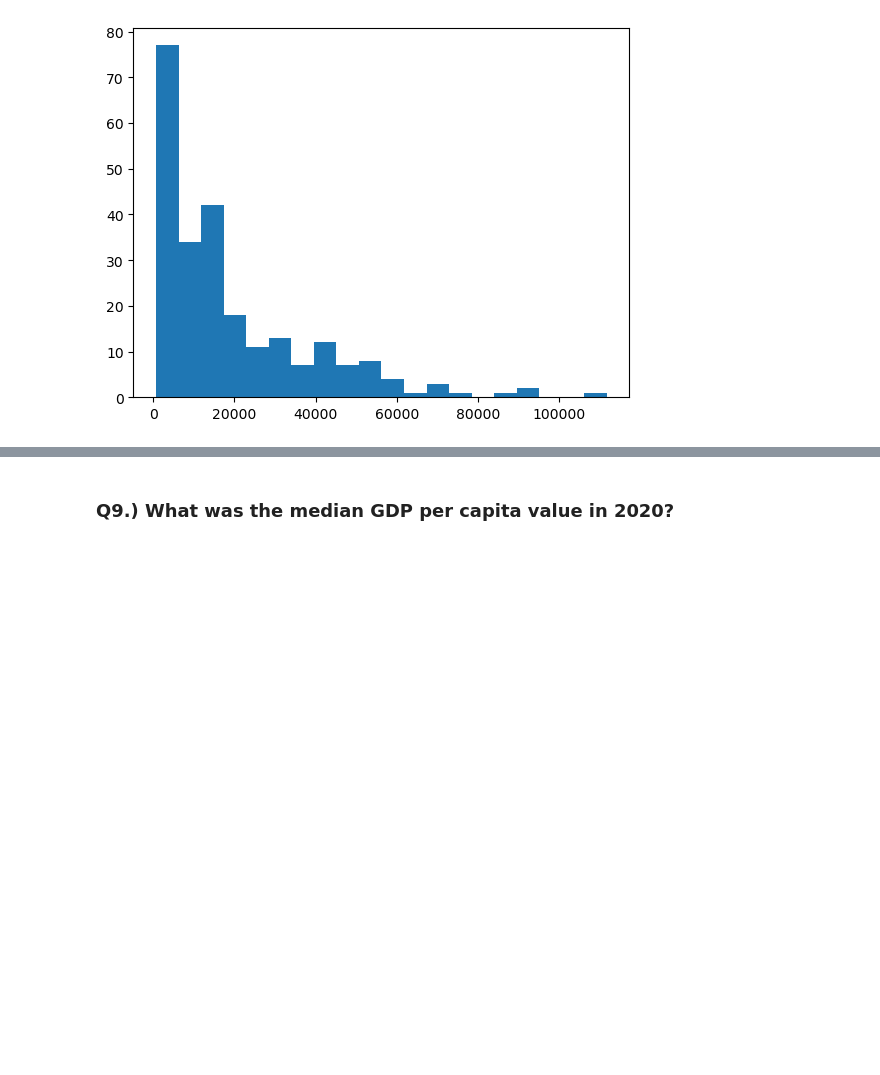
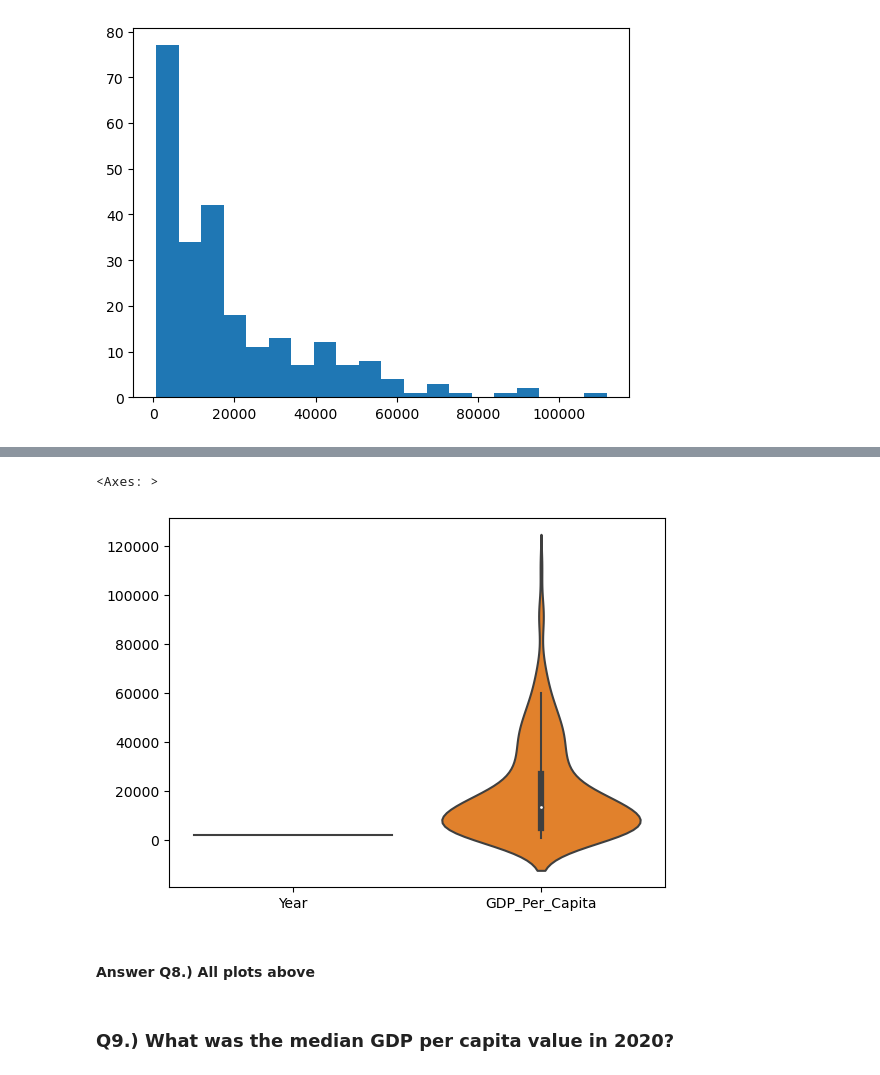
Before and after one commit to NSS-Data-Analytics-Cohort-11/undata-katieclayy, a Jupyter notebook: notebook/UN_data_analysis.ipynb, the cells around one changed output, grey strips where cells are left out. Drawn from its saved outputs; the diff is of its cells as text; code cells hidden in the pictures; blank space fills up the shorter version.

```diff
--- a/notebook/UN_data_analysis.ipynb
+++ b/notebook/UN_data_analysis.ipynb
@@ -146,3 +157,11 @@ plt.hist(y2020.GDP_Per_Capita, bins=20)
+# %%
+### violin plot
+sns.violinplot(y2020)
+# %% [output]
+<Axes: >
+[figure, added]
+# %% [markdown]
+#### Answer Q8.) All plots above
 # %% [markdown]
 ### Q9.) What was the median GDP per capita value in 2020?
 # %%
```
Also changed, not shown: parts of 14 cells of this notebook.
